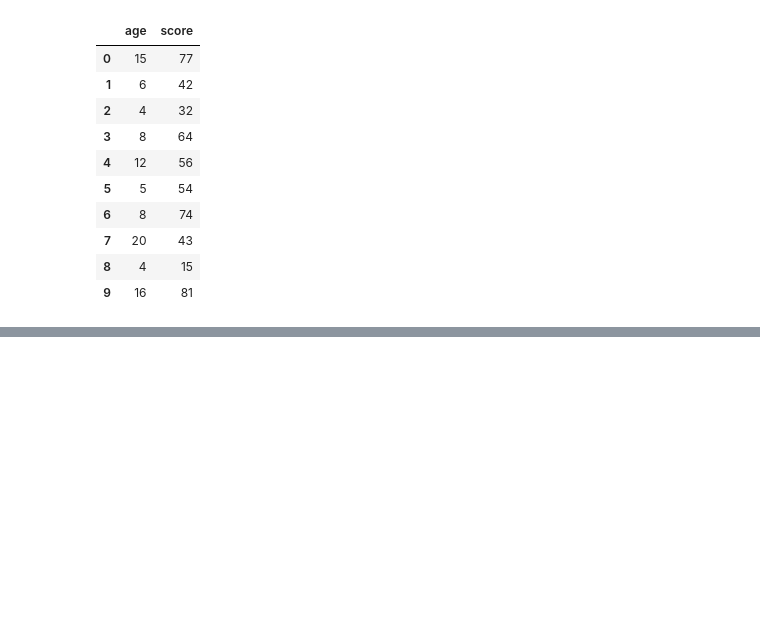
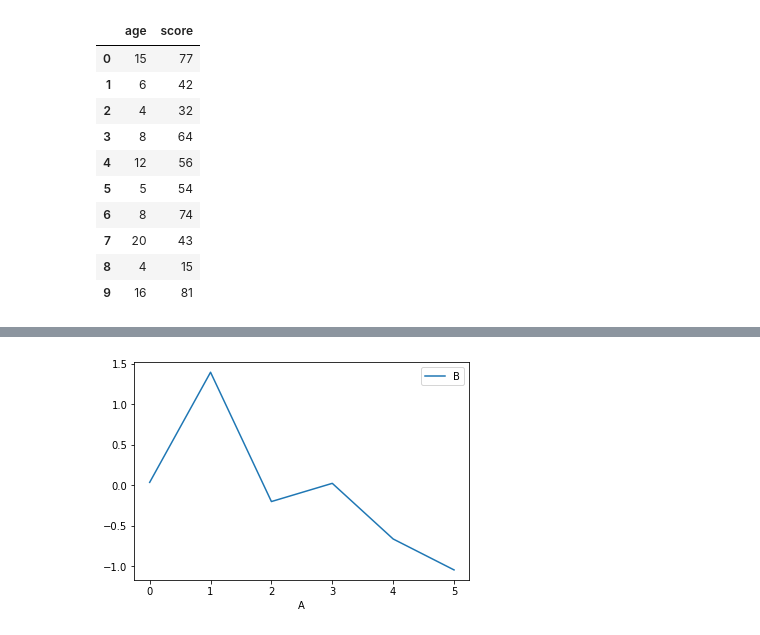
Before and after one commit to tensorFlow-c/ReadyForAI, a Jupyter notebook: pandas0703.ipynb, the cells around one changed output, grey strips where cells are left out. Drawn from its saved outputs; the diff is of its cells as text; code cells hidden in the pictures; blank space fills up the shorter version.

```diff
--- a/pandas0703.ipynb
+++ b/pandas0703.ipynb
@@ -33,0 +78,8 @@ df
+# %%
+df3 = pd.DataFrame(np.random.randn(365, 2), columns=["B", "C"]).cumsum()
+
+df3["A"] = pd.Series(list(range(len(df))))
+
+df3.plot(x="A", y="B");
+# %% [output]
+[figure, added]
```
Also changed, not shown: parts of 12 cells of this notebook.
